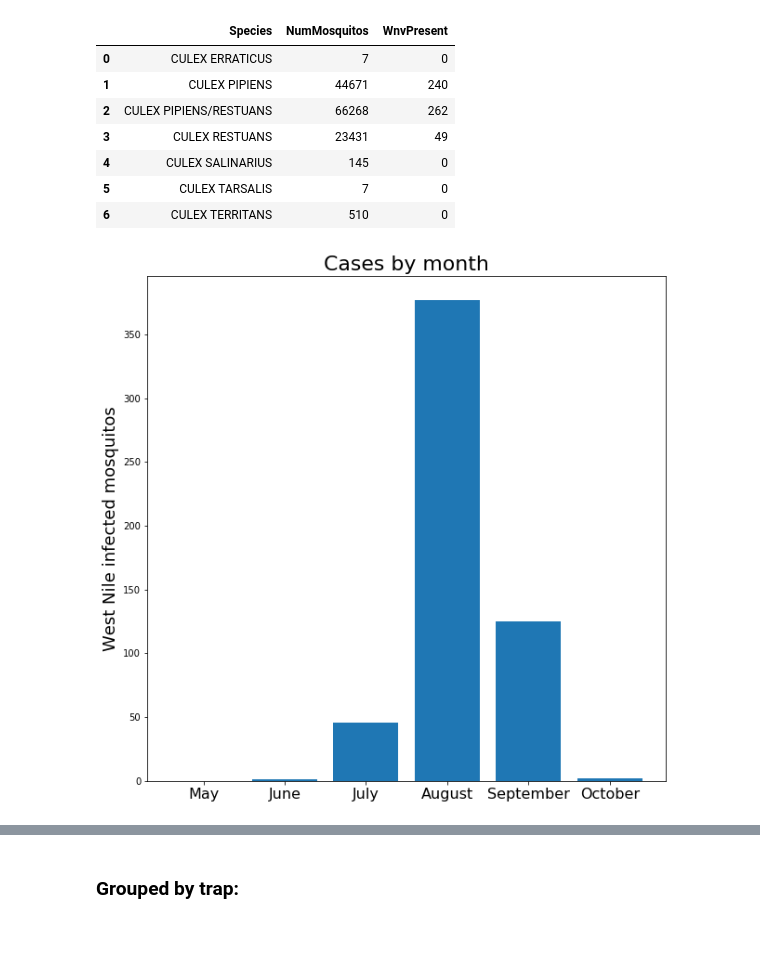
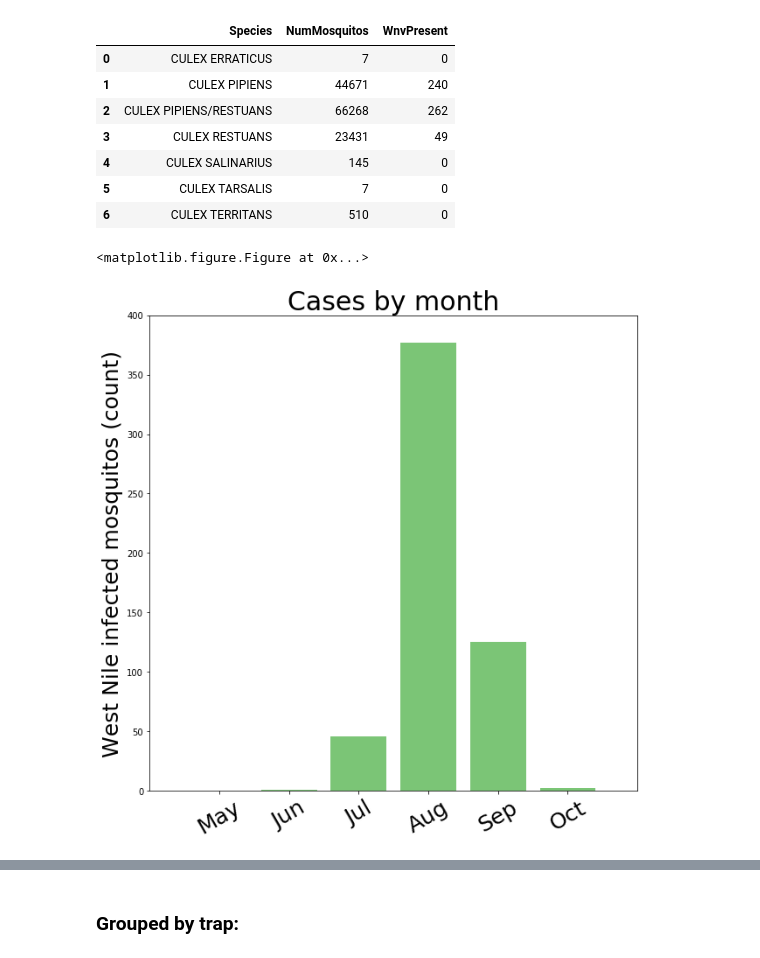
Before and after one commit to schubline/west_nile_virus_project, a Jupyter notebook: EDA-train-test-JW.ipynb, the cells around one changed output, grey strips where cells are left out. Saved outputs shown, nothing was run; the diff lists cells and outputs as text; code cells hidden in the pictures.

Commit message:
better visualizations in train-test eda

```diff
--- a/EDA-train-test-JW.ipynb
+++ b/EDA-train-test-JW.ipynb
@@ -16,6 +16,9 @@ import datetime
 import matplotlib.pyplot as plt
 import seaborn as sns
 %matplotlib inline
+
+plt.gcf().clear()
+plt.style.use('seaborn-muted')
 
 train_df = pd.read_csv('assets/input/train.csv')
 test_df = pd.read_csv('assets/input/test.csv')
@@ -99,22 +103,27 @@ dfa
 # %%
 dfa = train_df
 dfa['Date'] = pd.to_datetime(dfa['Date'])
 dfa['Month'] = dfa['Date'].dt.month
 dfa['Year'] = dfa['Date'].dt.month
 dfa = pd.DataFrame(dfa.groupby(by = 'Month').sum().reset_index()[['Month','NumMosquitos','WnvPresent']])
 ### I couldn't order the columns, so it's not worth it to transform them here; best to do it in the plotting
 # dfa['Month'] = dfa['Month'].map({5:'May', 6:'June', 7:'July', 8:'August', 9:'September', 10:'October'})
 
+plt.gcf().clear()
+plt.style.use('seaborn-deep')
 
 plt.figure(figsize=(10,10))
-plt.bar(dfa['Month'], dfa['WnvPresent'])
-plt.title('Cases by month',fontsize = 22)
+plt.bar(dfa['Month'], dfa['WnvPresent'], color = '#7BC576', edgecolor = 'none', align = 'center')
+plt.title('Cases by month',fontsize = 30)
+plt.ylim((0,400))
+plt.xlim((4,11))
 plt.xlabel('')
-plt.ylabel('West Nile infected mosquitos', fontsize = 18)
-plt.xticks([5,6,7,8,9,10],['May', 'June', 'July', 'August', 'September', 'October'], fontsize = 16)
+plt.ylabel('West Nile infected mosquitos (count)', fontsize = 25)
+plt.xticks([5,6,7,8,9,10],['May', 'Jun', 'Jul', 'Aug', 'Sep', 'Oct'], fontsize = 25, rotation = 30)
 plt.savefig("assets/visualizations/casesbymonth.png")
 # %% [output]
+<matplotlib.figure.Figure at 0x...>
-[figure, old version]
+[figure, new version]
 # %%
 dfa = train_df
 dfa['Date'] = pd.to_datetime(dfa['Date'])
```
Also changed, not shown: parts of 28 cells of this notebook, 17 other files.
